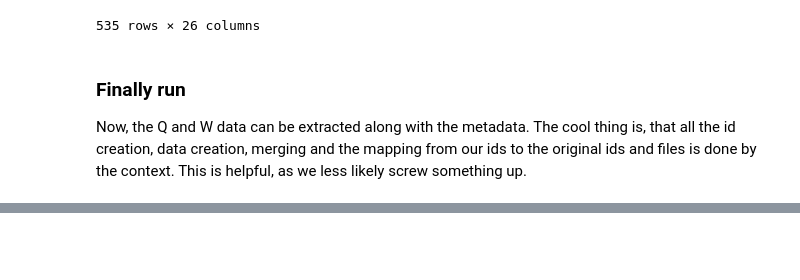
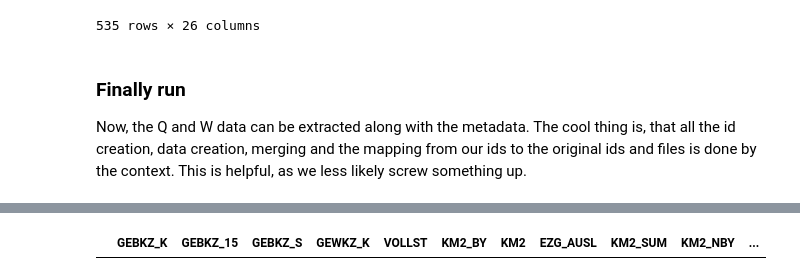
Before and after one commit to CAMELS-DE/camelsp, a Jupyter notebook: scripts/preprocess_de2.ipynb, the cells around one changed output, grey strips where cells are left out. Drawn from its saved outputs; the diff is of its cells as text; code cells hidden in the pictures; blank space fills up the shorter version.

```diff
--- a/scripts/preprocess_de2.ipynb
+++ b/scripts/preprocess_de2.ipynb
@@ -319,0 +326,16 @@ with Bundesland('Bayern') as bl:
+# %%
+# Spalte 'stationsnu' und 'einzugsgeb'
+gdf_pegel = gpd.read_file(os.path.join(BASE, '../../../Shapes/Bayern_Shapes/pegel_bayern_epsg4258_shp/pegel_epsg4258.shp'))
+
+# Spalte 'GEBKZ_K'
+gdf_ezg = gpd.read_file(os.path.join(BASE, '../../../Shapes/Bayern_Shapes/EZG/ezg25_15_2016_by.shp'))
+# %%
+station_id = 21643004
+
+# get einzugeb number from gdf_pegel
+einzugsgeb = gdf_pegel[gdf_pegel['stationsnu']==station_id]['einzugsgeb'].values[0]
+
+# get catchment from gdf_ezg (?) -> this does not work for most station_ids
+gdf_ezg[gdf_ezg['GEBKZ_K']==einzugsgeb]
+# %% [output]
+|  | GEBKZ_K | GEBKZ_15 | GEBKZ_S | GEWKZ_K | VOLLST | KM2_BY | KM2 | EZG_AUSL | KM2_SUM | KM2_NBY | ... |
```
Also changed, not shown: parts of 7 cells of this notebook, 11 other files.
